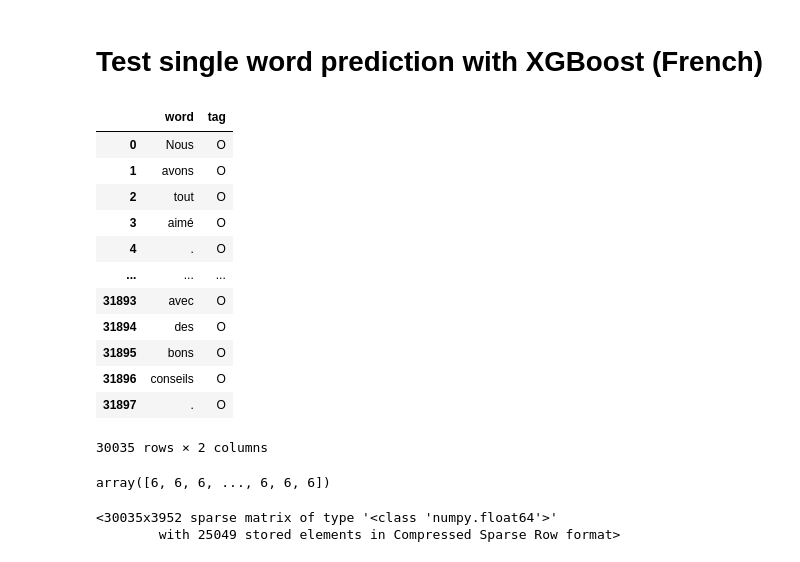
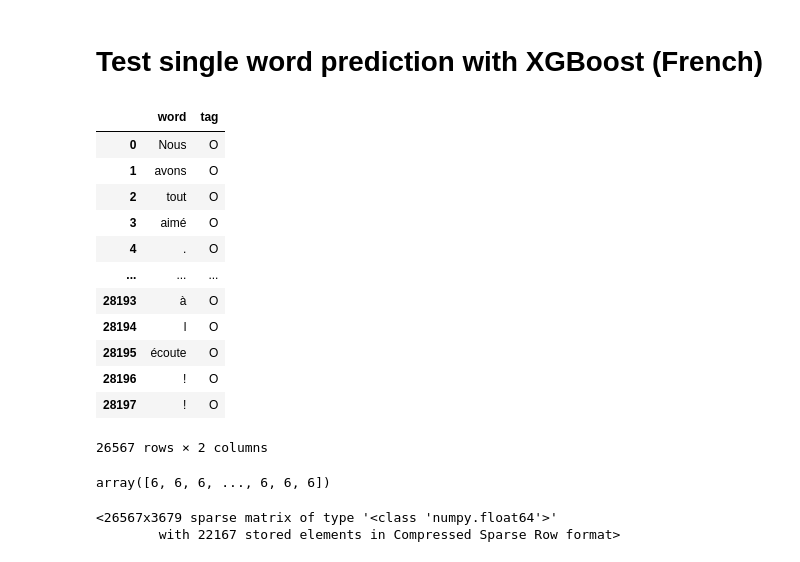
Before and after one commit to ffeew/ml-sentiment-analysis-project, a Jupyter notebook: XGBoost.ipynb, the cells around one changed output. Drawn from its saved outputs; the diff is of its cells as text; code cells hidden in the pictures.

```diff
--- a/XGBoost.ipynb
+++ b/XGBoost.ipynb
@@ -265,23 +301,23 @@ B-negative I-negative I-negative I-negative I-negative       0.50      0.50
 # %% [markdown]
 # Test single word prediction with XGBoost (French)
 # %%
-df_fr = generateDf("FR/combined.txt")
+df_fr = generateDf("FR/train")
 df_fr = df_fr.dropna()
 df_fr
 # %% [output]
 |  | word | tag |
 | 0 | Nous | O |
 | 1 | avons | O |
 | 2 | tout | O |
 | 3 | aimé | O |
 | 4 | . | O |
 | ... | ... | ... |
-| 31893 | avec | O |
-| 31894 | des | O |
-| 31895 | bons | O |
-| 31896 | conseils | O |
-| 31897 | . | O |
+| 28193 | à | O |
+| 28194 | l | O |
+| 28195 | écoute | O |
+| 28196 | ! | O |
+| 28197 | ! | O |
-30035 rows × 2 columns
+26567 rows × 2 columns
 # %%
 le = LabelEncoder()
 le.fit(df_fr['tag'])
@@ -295,5 +331,5 @@ vect.fit(df_fr['word'])
 X_tfidf = vect.transform(df_fr['word'])
 X_tfidf
 # %% [output]
-<30035x3952 sparse matrix of type '<class 'numpy.float64'>'
-        with 25049 stored elements in Compressed Sparse Row format>
+<26567x3679 sparse matrix of type '<class 'numpy.float64'>'
+        with 22167 stored elements in Compressed Sparse Row format>
```
Also changed, not shown: parts of 22 cells of this notebook, 3 other files.
